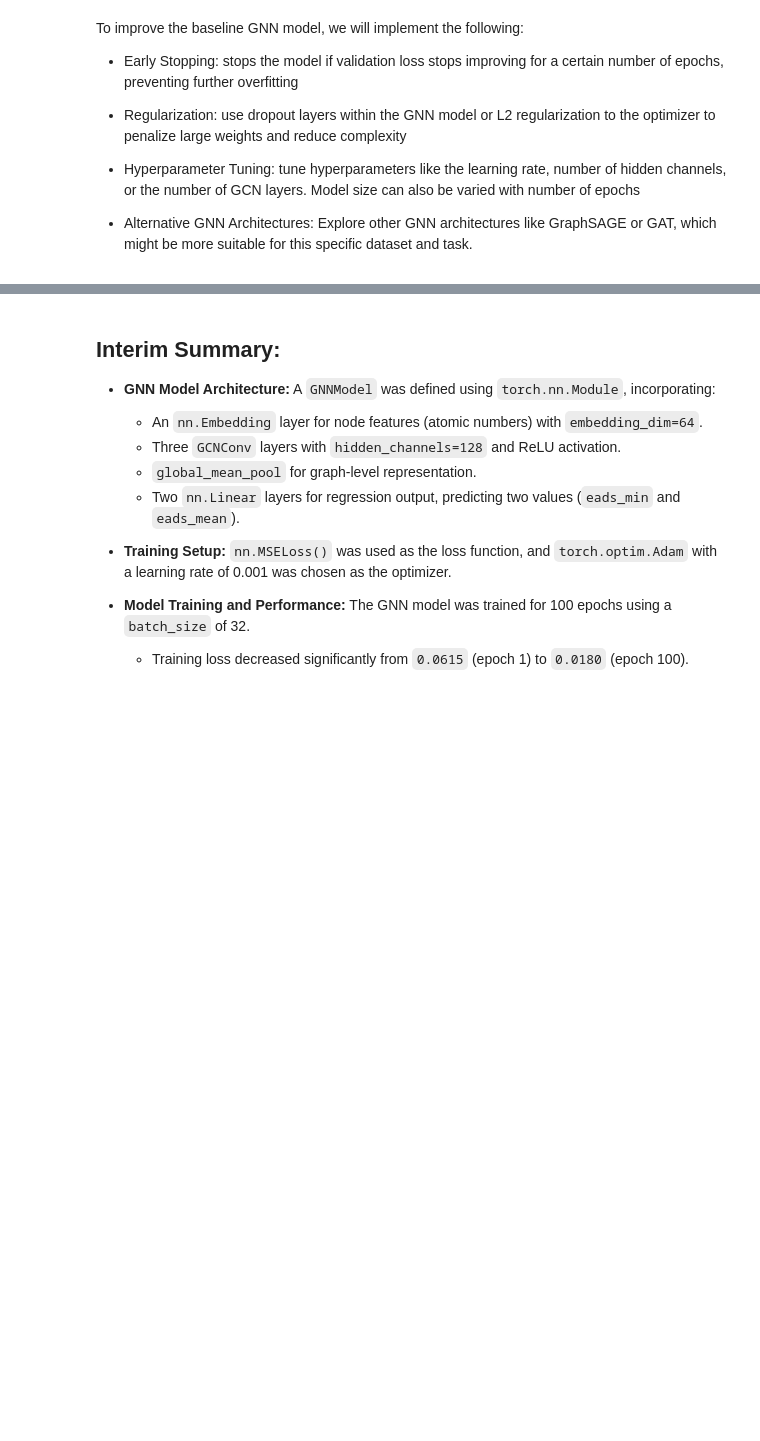
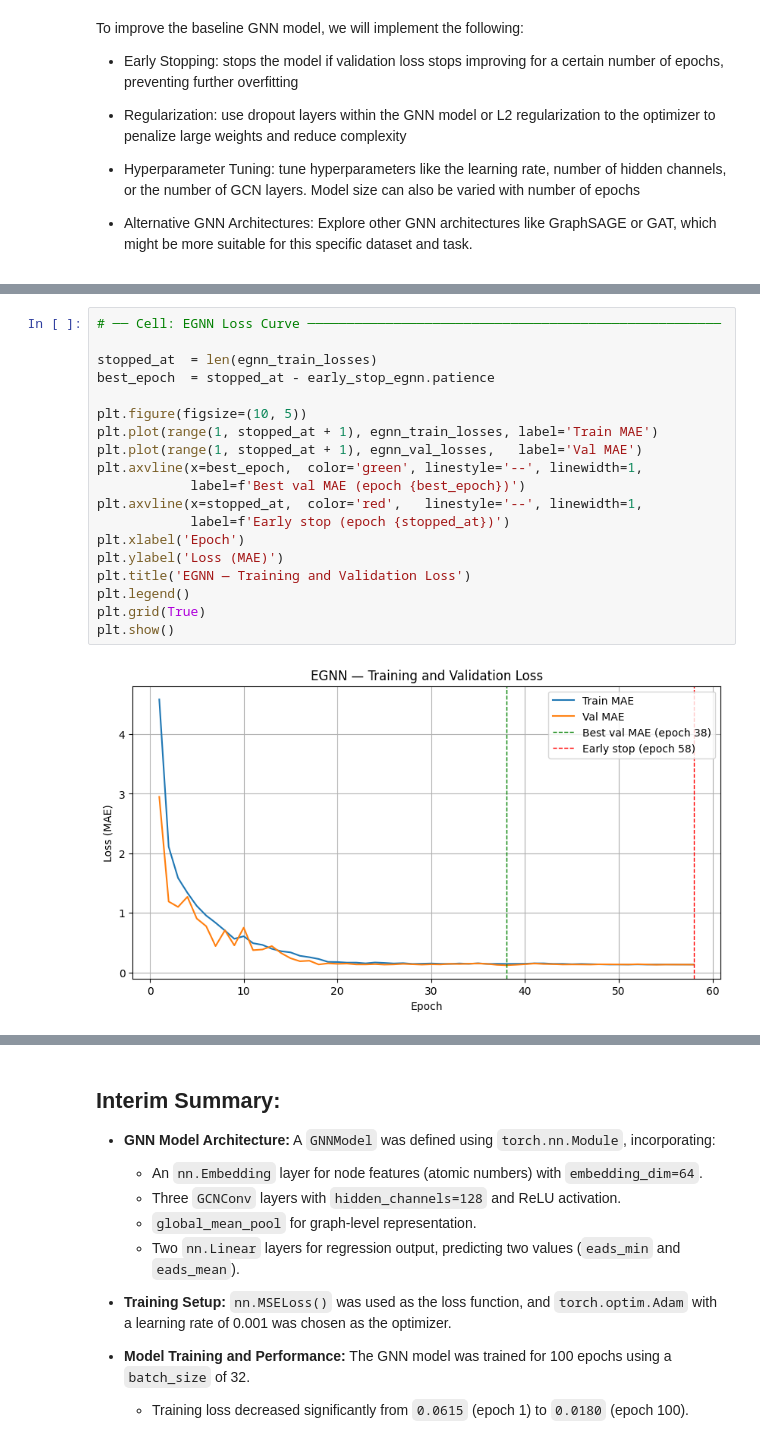
Before and after one commit to semmatoninn/CHE1148_MOFs_AtomicWizards, a Jupyter notebook: MOFs_E3GNN__AtomicWizards.ipynb, the cells around one changed output, grey strips where cells are left out. Cells and saved outputs as stored; diff of their text form; blank space fills up the shorter version.

```diff
--- a/MOFs_E3GNN__AtomicWizards.ipynb
+++ b/MOFs_E3GNN__AtomicWizards.ipynb
@@ -818,0 +1321,21 @@ To improve the baseline GNN model, we will implement the following:
+# %%
+# ── Cell: EGNN Loss Curve ─────────────────────────────────────────────────────
+
+stopped_at  = len(egnn_train_losses)
+best_epoch  = stopped_at - early_stop_egnn.patience
+
+plt.figure(figsize=(10, 5))
+plt.plot(range(1, stopped_at + 1), egnn_train_losses, label='Train MAE')
+plt.plot(range(1, stopped_at + 1), egnn_val_losses,   label='Val MAE')
+plt.axvline(x=best_epoch,  color='green', linestyle='--', linewidth=1,
+            label=f'Best val MAE (epoch {best_epoch})')
+plt.axvline(x=stopped_at,  color='red',   linestyle='--', linewidth=1,
+            label=f'Early stop (epoch {stopped_at})')
+plt.xlabel('Epoch')
+plt.ylabel('Loss (MAE)')
+plt.title('EGNN — Training and Validation Loss')
+plt.legend()
+plt.grid(True)
+plt.show()
+# %% [output]
+[figure, added]
```
Also changed, not shown: parts of 26 cells of this notebook.
